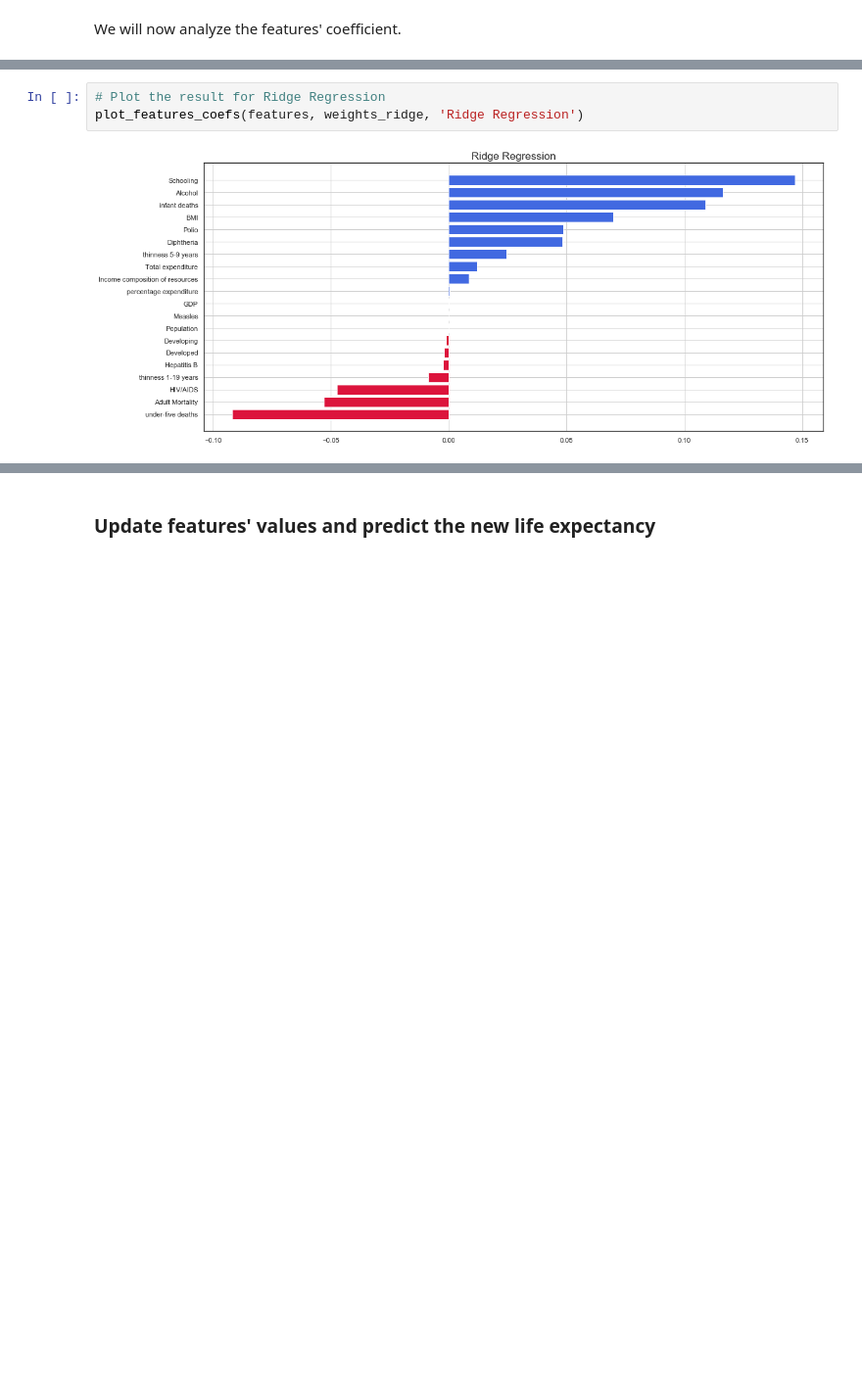
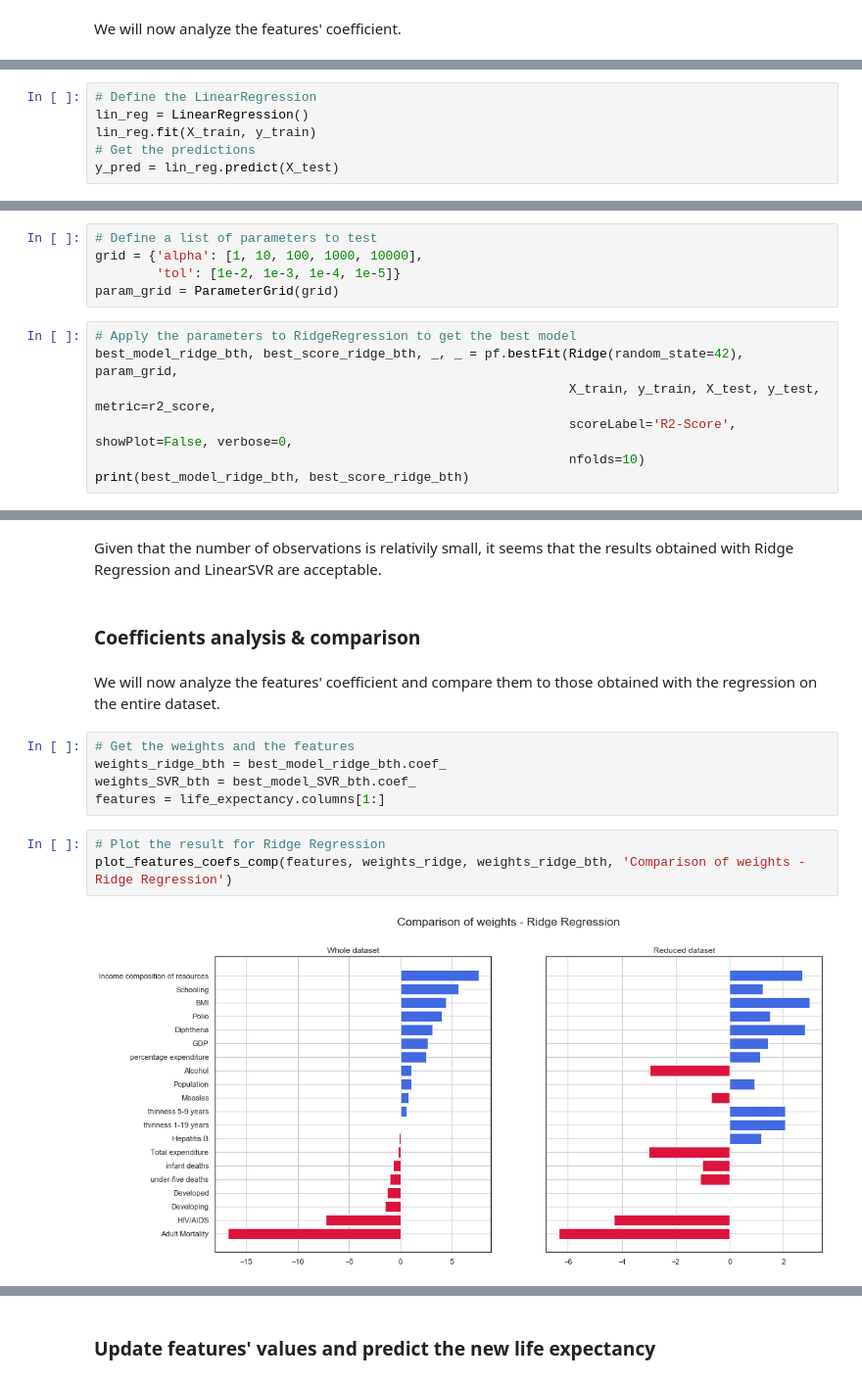
Before and after one commit to franckdess/DS_in_Practice-Project, a Jupyter notebook: DS_in_Practice-Project.ipynb, the cells around one changed output, grey strips where cells are left out. Shown at 98% size. Drawn from its saved outputs; the diff is of its cells as text; blank space fills up the shorter version.

```diff
--- a/DS_in_Practice-Project.ipynb
+++ b/DS_in_Practice-Project.ipynb
@@ -616,0 +716,6 @@ plot_features_coefs(features, weights_lin, 'Linear Regression')
+# %%
+# Define the LinearRegression
+lin_reg = LinearRegression()
+lin_reg.fit(X_train, y_train)
+# Get the predictions
+y_pred = lin_reg.predict(X_test)
@@ -616,0 +731,12 @@ plot_features_coefs(features, weights_lin, 'Linear Regression')
+# %%
+# Define a list of parameters to test
+grid = {'alpha': [1, 10, 100, 1000, 10000],
+        'tol': [1e-2, 1e-3, 1e-4, 1e-5]}
+param_grid = ParameterGrid(grid)
+# %%
+# Apply the parameters to RidgeRegression to get the best model
+best_model_ridge_bth, best_score_ridge_bth, _, _ = pf.bestFit(Ridge(random_state=42), param_grid,
+                                                              X_train, y_train, X_test, y_test, metric=r2_score,
+                                                              scoreLabel='R2-Score', showPlot=False, verbose=0,
+                                                              nfolds=10)
+print(best_model_ridge_bth, best_score_ridge_bth)
@@ -617,6 +811,17 @@ plot_features_coefs(features, weights_lin, 'Linear Regression')
+# %% [markdown]
+Given that the number of observations is relativily small, it seems that the results obtained with Ridge Regression and LinearSVR are acceptable.
+# %% [markdown]
+### Coefficients analysis & comparison
+# %% [markdown]
+We will now analyze the features' coefficient and compare them to those obtained with the regression on the entire dataset.
+# %%
+# Get the weights and the features
+weights_ridge_bth = best_model_ridge_bth.coef_
+weights_SVR_bth = best_model_SVR_bth.coef_
+features = life_expectancy.columns[1:]
 # %%
 # Plot the result for Ridge Regression
-plot_features_coefs(features, weights_ridge, 'Ridge Regression')
+plot_features_coefs_comp(features, weights_ridge, weights_ridge_bth, 'Comparison of weights - Ridge Regression')
 # %% [output]
-[figure, old version]
+[figure, new version]
 # %%
```
Also changed, not shown: parts of 68 cells of this notebook, 1 other file.
